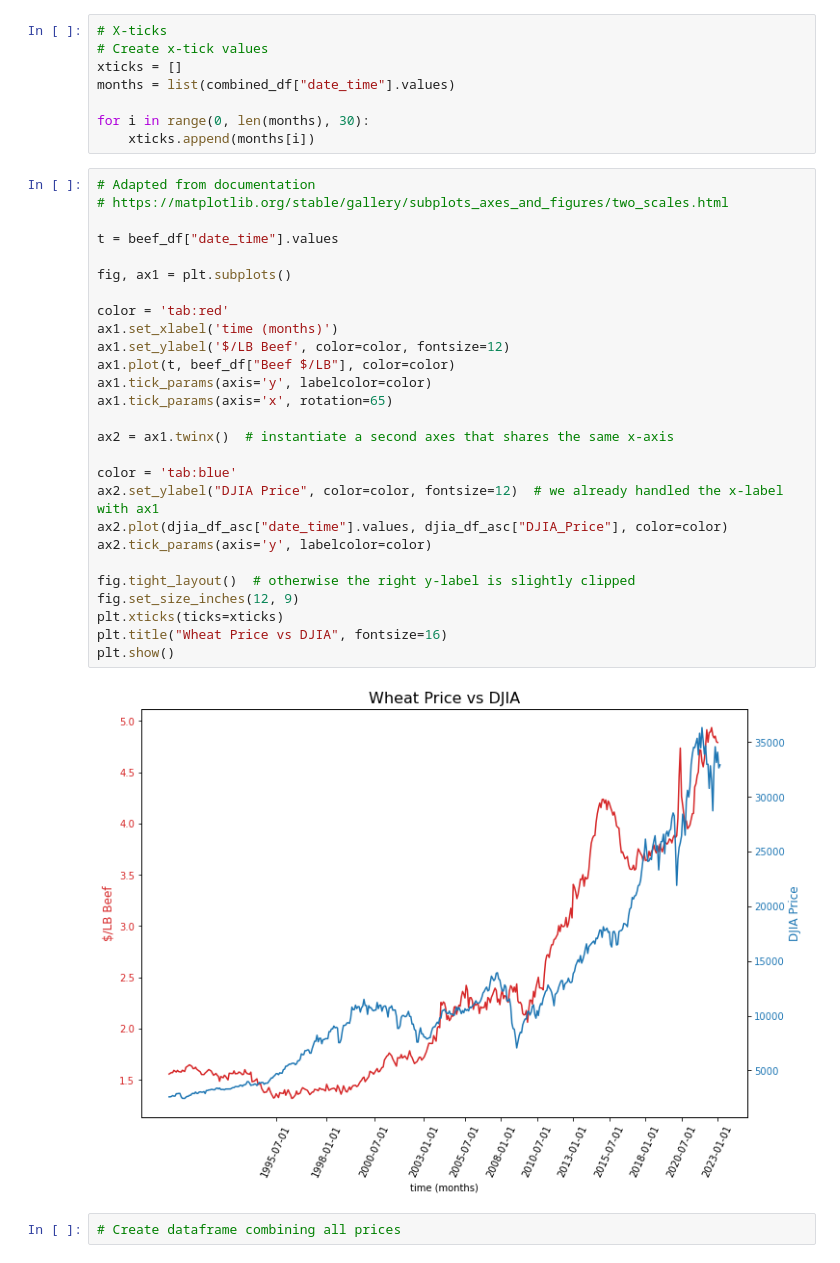
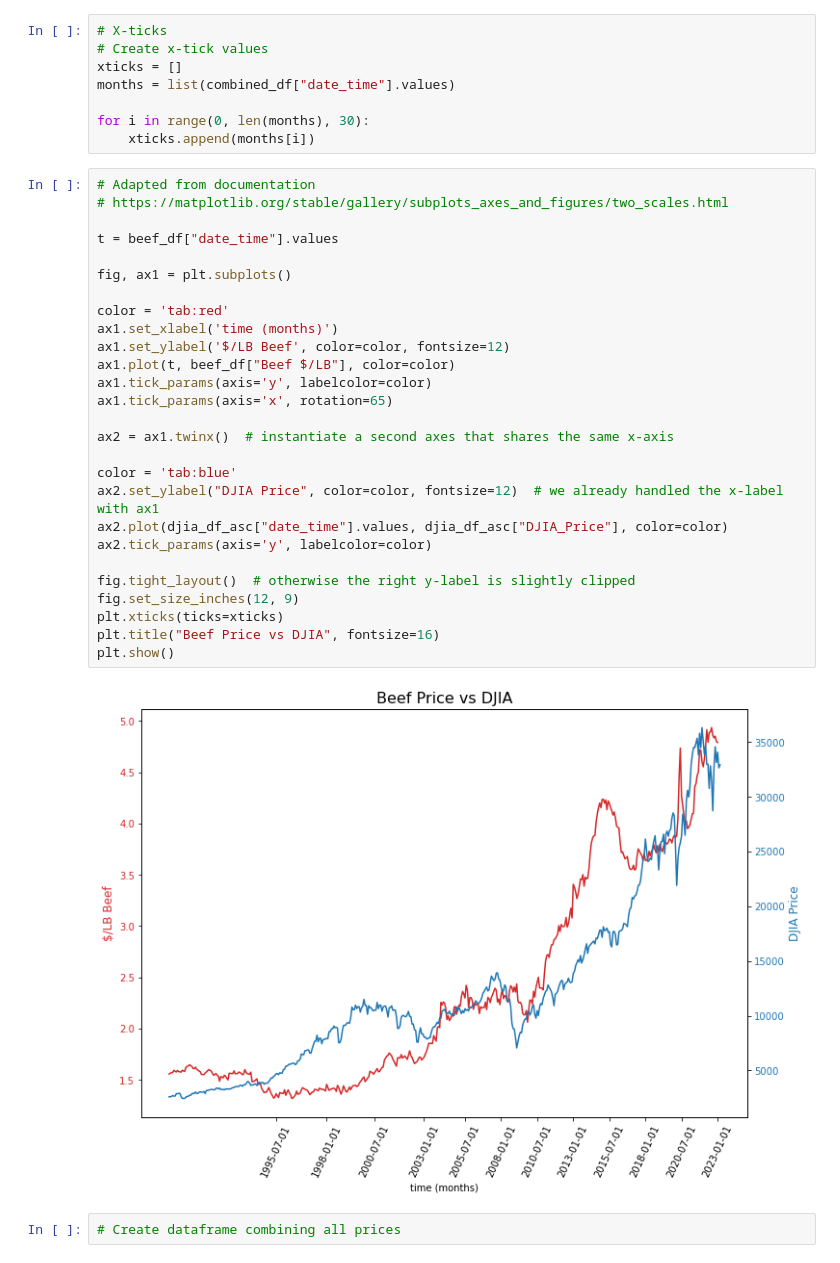
Before and after one commit to CTPim/Three_Meals, a Jupyter notebook: Analysis/Food_DJIA_comparison.ipynb, the cells around one changed output. Drawn from its saved outputs; the diff is of its cells as text.

Commit message:
fix graph

```diff
--- a/Analysis/Food_DJIA_comparison.ipynb
+++ b/Analysis/Food_DJIA_comparison.ipynb
@@ -51,32 +51,32 @@ for i in range(0, len(months), 30):
 # %%
 # Adapted from documentation
 # https://matplotlib.org/stable/gallery/subplots_axes_and_figures/two_scales.html
 
 t = beef_df["date_time"].values
 
 fig, ax1 = plt.subplots()
 
 color = 'tab:red'
 ax1.set_xlabel('time (months)')
 ax1.set_ylabel('$/LB Beef', color=color, fontsize=12)
 ax1.plot(t, beef_df["Beef $/LB"], color=color)
 ax1.tick_params(axis='y', labelcolor=color)
 ax1.tick_params(axis='x', rotation=65)
 
 ax2 = ax1.twinx()  # instantiate a second axes that shares the same x-axis
 
 color = 'tab:blue'
 ax2.set_ylabel("DJIA Price", color=color, fontsize=12)  # we already handled the x-label with ax1
 ax2.plot(djia_df_asc["date_time"].values, djia_df_asc["DJIA_Price"], color=color)
 ax2.tick_params(axis='y', labelcolor=color)
 
 fig.tight_layout()  # otherwise the right y-label is slightly clipped
 fig.set_size_inches(12, 9)
 plt.xticks(ticks=xticks)
-plt.title("Wheat Price vs DJIA", fontsize=16)
+plt.title("Beef Price vs DJIA", fontsize=16)
 plt.show()
 # %% [output]
-[figure, old version]
+[figure, new version]
 # %%
 # Create dataframe combining all prices
 # %%
```
Also changed, not shown: 2 other files.
